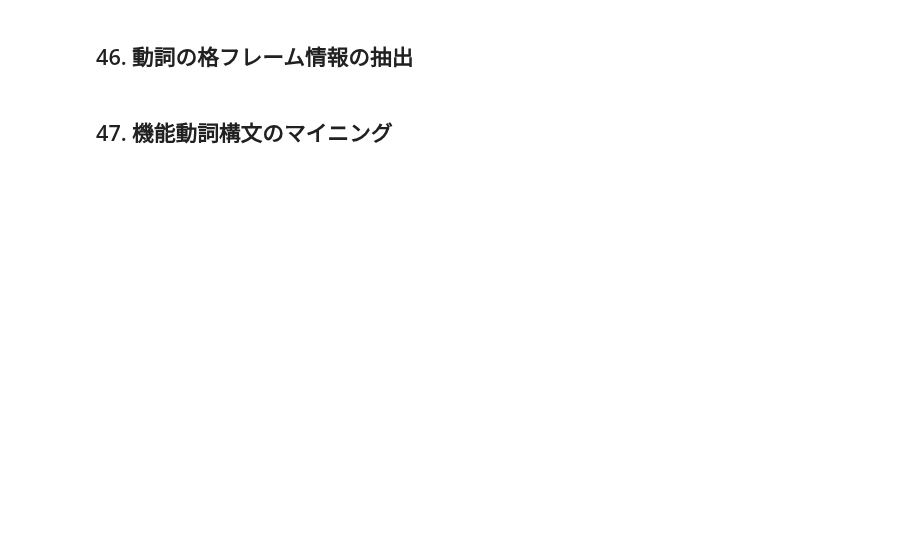
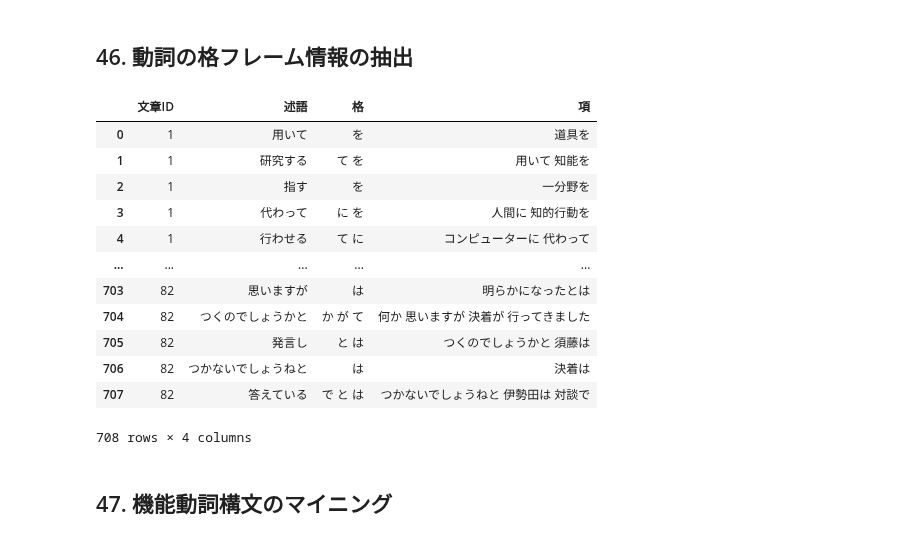
Before and after one commit to Yuki-Wada/exercises, a Jupyter notebook: nlp_100_knock/solutions/Question_40_49.ipynb, the cells around one changed output. Saved outputs shown, nothing was run; the diff lists cells and outputs as text; code cells hidden in the pictures; blank space fills up the shorter version.

```diff
--- a/nlp_100_knock/solutions/Question_40_49.ipynb
+++ b/nlp_100_knock/solutions/Question_40_49.ipynb
@@ -37,4 +222,47 @@ with open(parsed_result_path, 'r', encoding='utf8') as f:
 # %% [markdown]
 ## 46. 動詞の格フレーム情報の抽出
+# %%
+data = []
+for i, chunks in enumerate(chunks_list):
+    for chunk in chunks:
+        verb_in_dst = np.any([morph.pos == '動詞' for morph in chunk.morphs])
+        if not verb_in_dst:
+            continue
+        src_surface = ''.join([morph.surface for morph in chunk.morphs if morph.pos != '記号'])
+
+        particles = []
+        terms = []
+        for src in chunk.srcs:
+            for morph in chunks[src].morphs[::-1]:
+                if morph.pos == '助詞':
+                    if morph.base not in particles:
+                        particles.append(morph.base)
+                    term = ''.join([morph.surface for morph in chunks[src].morphs if morph.pos != '記号'])
+                    if term not in terms:
+                        terms.append(term)
+                    break
+
+        particles = ' '.join(sorted(particles))
+        terms = ' '.join(sorted(terms))
+        data.append([i, src_surface, particles, terms])
+
+df = pd.DataFrame(data, columns=['文章ID', '述語', '格', '項'])
+df.to_csv('Question_40_49/q46.csv', index=False)
+# %%
+df
+# %% [output]
+|  | 文章ID | 述語 | 格 | 項 |
+| 0 | 1 | 用いて | を | 道具を |
+| 1 | 1 | 研究する | て を | 用いて 知能を |
+| 2 | 1 | 指す | を | 一分野を |
+| 3 | 1 | 代わって | に を | 人間に 知的行動を |
+| 4 | 1 | 行わせる | て に | コンピューターに 代わって |
+| ... | ... | ... | ... | ... |
+| 703 | 82 | 思いますが | は | 明らかになったとは |
+| 704 | 82 | つくのでしょうかと | か が て | 何か 思いますが 決着が 行ってきました |
+| 705 | 82 | 発言し | と は | つくのでしょうかと 須藤は |
+| 706 | 82 | つかないでしょうねと | は | 決着は |
+| 707 | 82 | 答えている | で と は | つかないでしょうねと 伊勢田は 対談で |
+708 rows × 4 columns
 # %% [markdown]
 ## 47. 機能動詞構文のマイニング
```
Also changed, not shown: parts of 20 cells of this notebook, 10 other files.
